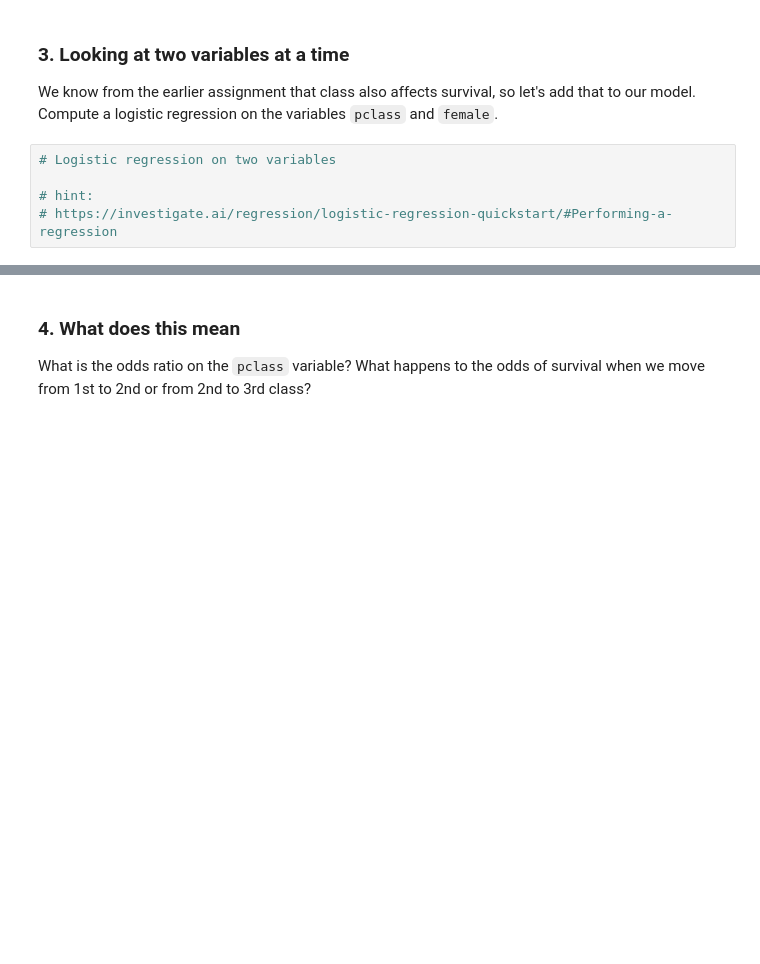
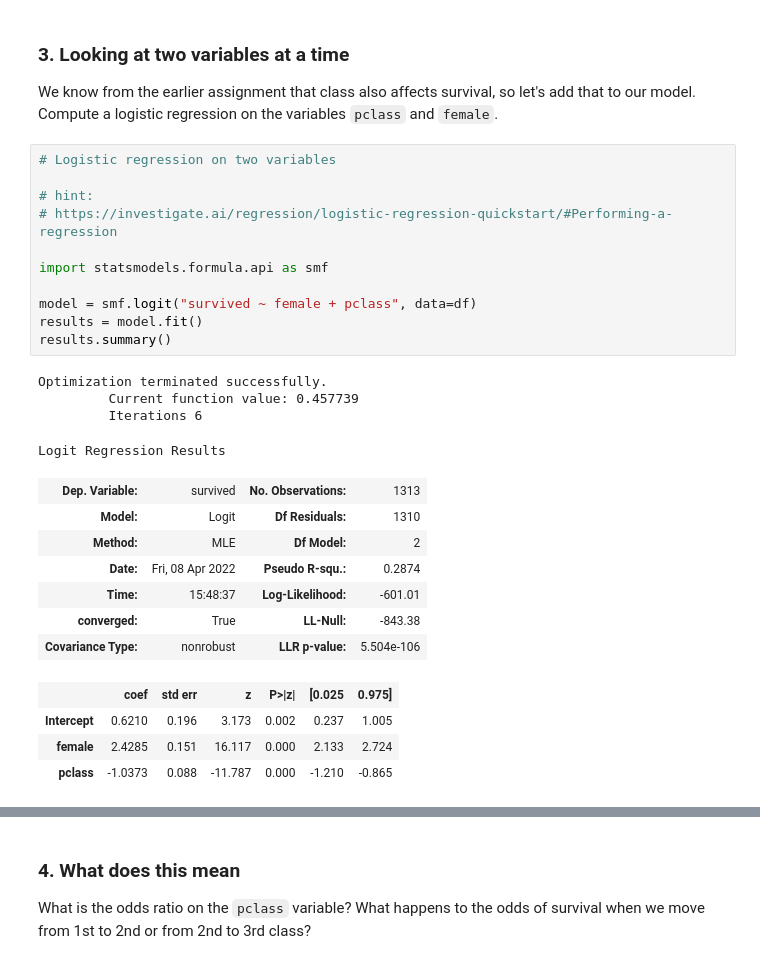
Before and after one commit to code4journalism/logistic-regression-titanic-and-coaches-julia-nao-1, a Jupyter notebook: logistic-regression-titanic.ipynb, the cells around one changed output, grey strips where cells are left out. Cells and saved outputs as stored; diff of their text form; blank space fills up the shorter version.

```diff
--- a/logistic-regression-titanic.ipynb
+++ b/logistic-regression-titanic.ipynb
@@ -255,8 +269,30 @@ We know from the earlier assignment that class also affects survival, so let's a
 # %%
 # Logistic regression on two variables
 
 # hint:
 # https://investigate.ai/regression/logistic-regression-quickstart/#Performing-a-regression
+
+import statsmodels.formula.api as smf
+
+model = smf.logit("survived ~ female + pclass", data=df)
+results = model.fit()
+results.summary()
+# %% [output]
+Optimization terminated successfully.
+         Current function value: 0.457739
+         Iterations 6
+Logit Regression Results
+| Dep. Variable: | survived | No. Observations: | 1313 |
+| Model: | Logit | Df Residuals: | 1310 |
+| Method: | MLE | Df Model: | 2 |
+| Date: | Fri, 08 Apr 2022 | Pseudo R-squ.: | 0.2874 |
+| Time: | 15:48:37 | Log-Likelihood: | -601.01 |
+| converged: | True | LL-Null: | -843.38 |
+| Covariance Type: | nonrobust | LLR p-value: | 5.504e-106 |
+|  | coef | std err | z | P>|z| | [0.025 | 0.975] |
+| Intercept | 0.6210 | 0.196 | 3.173 | 0.002 | 0.237 | 1.005 |
+| female | 2.4285 | 0.151 | 16.117 | 0.000 | 2.133 | 2.724 |
+| pclass | -1.0373 | 0.088 | -11.787 | 0.000 | -1.210 | -0.865 |
 # %%
 # Step 2: analyze the dataframe with predicted values
 
```
Also changed, not shown: parts of 14 cells of this notebook.
